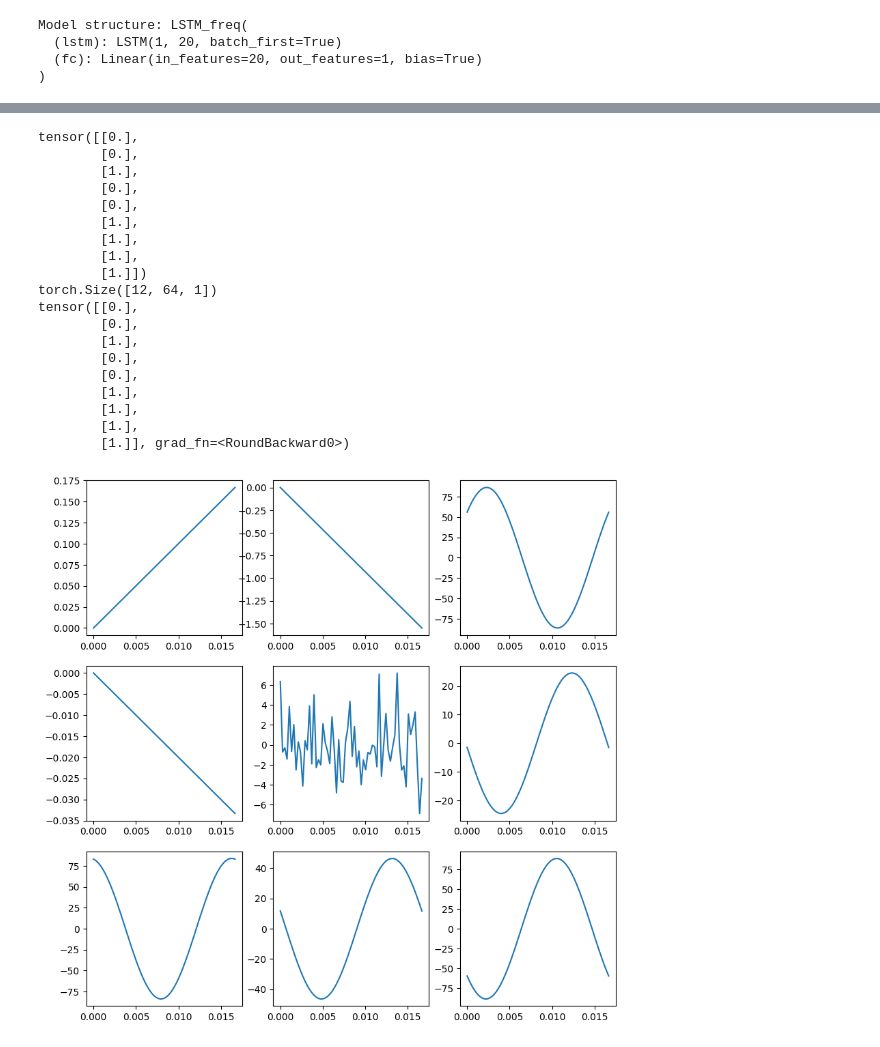
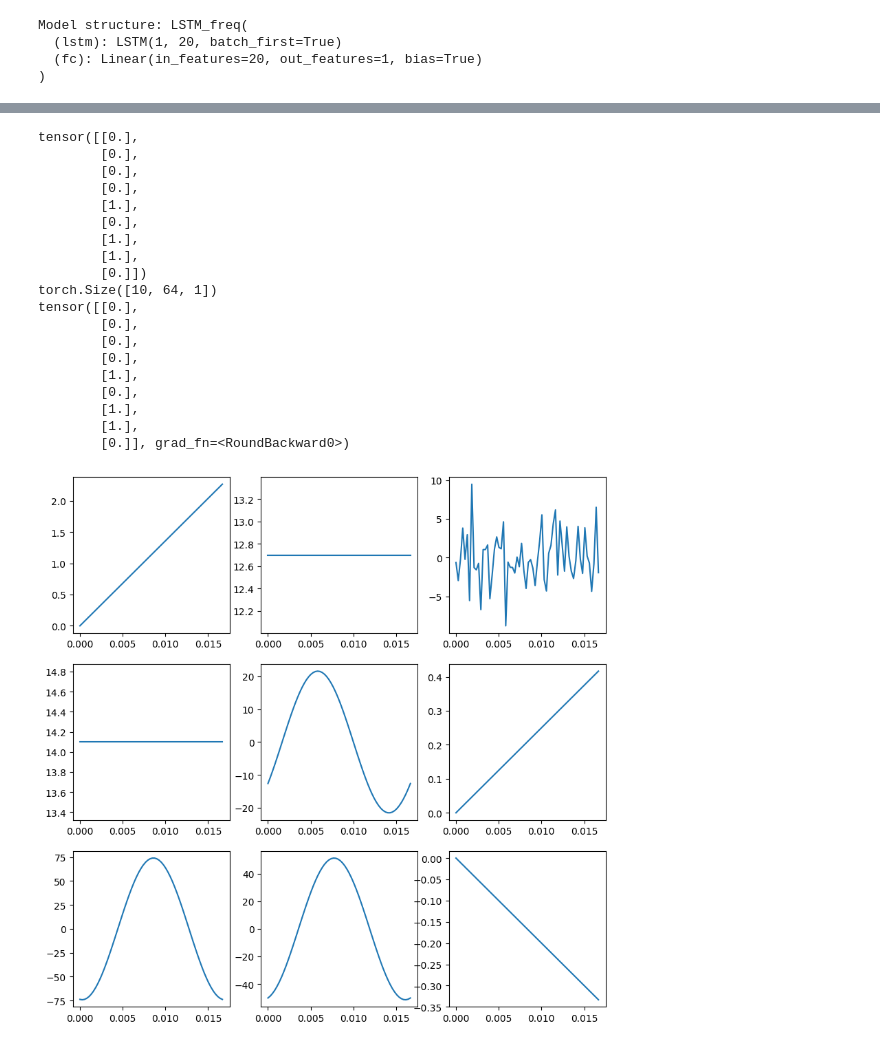
Before and after one commit to alvarohc777/pyTorch, a Jupyter notebook: LSTM_prueba.ipynb, the cells around one changed output, grey strips where cells are left out. Drawn from its saved outputs; the diff is of its cells as text; code cells hidden in the pictures.

```diff
--- a/LSTM_prueba.ipynb
+++ b/LSTM_prueba.ipynb
@@ -183,7 +94,8 @@ torch.Size([998, 64, 1])
 # Dataset Parameters
 fs = 3840
 N = 64
-m = 1000
+# m = 1000
+m = 1600
 from utils.sine_dataset import signal_dataset_creator
 
 signals, target = signal_dataset_creator(fs, N, m)
@@ -192,11 +104,11 @@ signals = torch.from_numpy(signals).float()
 target = torch.from_numpy(target).float()
 # %%
 dataset = SineWaveDataset(signals, target)
-train_dataset, test_dataset = random_split(dataset, [0.9, 0.1])
-# train_dataset, test_dataset, dev_dataset  = random_split(dataset, [0.9, 0.05, 0.05])
-train_dataloader = DataLoader(train_dataset, batch_size=12, shuffle=True)
-test_dataloader = DataLoader(test_dataset, batch_size=12, shuffle=True)
-# dev_dataloader = DataLoader(dev_dataset, batch_size=16, shuffle=True)
+# train_dataset, test_dataset = random_split(dataset, [0.9, 0.1])
+train_dataset, test_dataset, dev_dataset  = random_split(dataset, [0.9, 0.09, 0.01])
+train_dataloader = DataLoader(train_dataset, batch_size=16, shuffle=True)
+test_dataloader = DataLoader(test_dataset, batch_size=16, shuffle=True)
+dev_dataloader = DataLoader(dev_dataset, batch_size=10, shuffle=True)
 # %%
 # Training
 def train(dataloader, model, loss_fn, optimizer):
@@ -214,7 +126,7 @@ def train(dataloader, model, loss_fn, optimizer):
         loss.backward()
         optimizer.step()
 
-        if batch % 3 == 0:
+        if batch % 10 == 0:
             loss, current = loss.item(), batch * len(x)
             print(f"loss: {loss:>7f}  [{current:>5d}/{size:>5d}]")
 # %%
@@ -261,37 +173,37 @@ Test Error:
 Done!
 # %%
 
-dataiter = iter(test_dataloader)
+dataiter = iter(dev_dataloader)
 signal, labels = next(dataiter)
 
 t = np.linspace(0,N/fs,N)
 print(labels[1:10])
 print(signal.shape)
 figure = plt.figure(figsize=(10,10))
 cols, rows = 3, 3
 for i in range(1, cols * rows +1):
     figure.add_subplot(rows, cols, i)
     plt.plot(t,signal[i,:,0])
 x = model(signal[1:10].to(device))
 print(torch.round(x))
 # %% [output]
 tensor([[0.],
+        [0.],
+        [0.],
         [0.],
         [1.],
         [0.],
+        [1.],
+        [1.],
+        [0.]])
+torch.Size([10, 64, 1])
+tensor([[0.],
+        [0.],
+        [0.],
+        [0.],
+        [1.],
         [0.],
         [1.],
         [1.],
-        [1.],
-        [1.]])
-torch.Size([12, 64, 1])
-tensor([[0.],
-        [0.],
-        [1.],
-        [0.],
-        [0.],
-        [1.],
-        [1.],
-        [1.],
-        [1.]], grad_fn=<RoundBackward0>)
+        [0.]], grad_fn=<RoundBackward0>)
-[figure, old version]
+[figure, new version]
```
Also changed, not shown: parts of 7 cells of this notebook, 1 other file.
